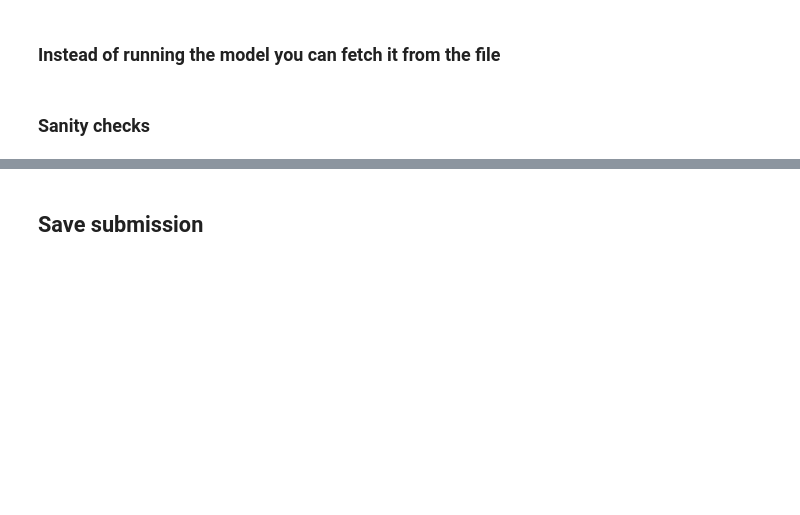
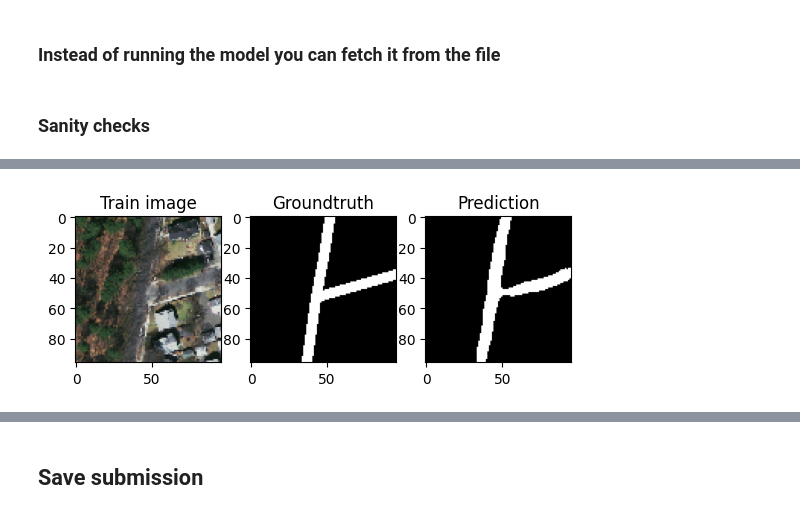
Before and after one commit to mateo762/unet-road-segmentation, a Jupyter notebook: Unet.ipynb, the cells around one changed output, grey strips where cells are left out. Cells and saved outputs as stored; diff of their text form; code cells hidden in the pictures; blank space fills up the shorter version.

Commit message:
Trained fat model with 10 and 50 new images

```diff
--- a/Unet.ipynb
+++ b/Unet.ipynb
@@ -115,15 +122,24 @@ def unet(input_size, verbose = False):
 TRAIN_DIRECTORY_PATH = './training/'
 TRAIN_IMAGES_PATH = TRAIN_DIRECTORY_PATH + 'images/'
 TRAIN_GROUNDTRUTH_PATH = TRAIN_DIRECTORY_PATH + 'groundtruth/'
+
+NEW_TRAIN_DIRECTORY_PATH = './new_training/'
+NEW_TRAIN_IMAGES_PATH = NEW_TRAIN_DIRECTORY_PATH + 'images/'
+NEW_TRAIN_GROUNDTRUTH_PATH = NEW_TRAIN_DIRECTORY_PATH + 'groundtruth/'
 
 TEST_DIRECTORY_PATH = './test_set_images/'
 TEST_IMAGES_PATH = [TEST_DIRECTORY_PATH + "test_" + str(i) + "/" for i in range(1,51)]
 
 PATCH_SIZE = 96
 NUMBER_IMAGES_TRAINING = 100 # Not used
+NUMBER_NEW_TRAINING_TO_TAKE = 50
 NUMBER_CHANNELS_INPUT = 3
 
 MODEL = unet((PATCH_SIZE, PATCH_SIZE, NUMBER_CHANNELS_INPUT), verbose = False)
+
+RANDOM = np.random.randint(69)
+
+tf.random.set_seed(RANDOM)
 # %% [markdown]
 ## Load data
 # %% [markdown]
@@ -148,8 +185,26 @@ for file in os.listdir(TRAIN_GROUNDTRUTH_PATH):
     img_split = split_into_patches(img, PATCH_SIZE)
     train_labels.append(img_split)
 
+# New images
+new_train_labels = []
+for num, file in enumerate(os.listdir(NEW_TRAIN_GROUNDTRUTH_PATH)):
+    if num == NUMBER_NEW_TRAINING_TO_TAKE:
+        break
+    img = plt.imread(NEW_TRAIN_GROUNDTRUTH_PATH + file)
+    img_split = split_into_patches(img, PATCH_SIZE)
+    new_train_labels.append(img_split)
+
 train_labels = np.array(train_labels)
+new_train_labels = np.array(new_train_labels)
+
 train_labels = combine_dims(train_labels, start = 0, count = 2)
+new_train_labels = combine_dims(new_train_labels, start = 0, count = 2)
 # Below, this adds a dimension at the end, such that the image is of size x*x*1, where 1 is the grayscale value of the pixel
 train_labels = train_labels[:, :, :, np.newaxis]
+new_train_labels = new_train_labels[:, :, :, np.newaxis]
 print(train_labels.shape)
+print(new_train_labels.shape)
+
+# Add new training
+train_labels = np.concatenate((train_labels, new_train_labels))
+print(train_labels.shape)
@@ -187,5 +248,5 @@ callbacks = [
         tf.keras.callbacks.TensorBoard(log_dir='logs'),
         tf.keras.callbacks.ModelCheckpoint(filepath=checkpoint_path, save_weights_only=True, verbose=1, save_best_only=True)]
 # %%
-MODEL.fit(X_train, y_train, verbose=1, epochs=50, validation_data=(X_test, y_test), shuffle=True, callbacks=callbacks)
+MODEL.fit(X_train, y_train, batch_size=10, verbose=1, epochs=6, validation_data=(X_test, y_test), shuffle=True, callbacks=callbacks)
 MODEL.save("./models/unet_model.h5")
@@ -199,13 +280,14 @@ loaded_model = tf.keras.models.load_model('./models/unet_model.h5')
 # TODO try other threshold for the prediction
 fig, ax = plt.subplots(1,3)
 
-ax[0].imshow(X_train[6])
+ax[0].imshow(X_train[5])
 ax[0].title.set_text('Train image')
-ax[1].imshow(y_train[6], cmap="gray")
+ax[1].imshow(y_train[5], cmap="gray")
 ax[1].title.set_text('Groundtruth')
 
-prediction = loaded_model.predict(X_train[6][np.newaxis, :, :, :]) # Need to add an axis in front as mode expects batch
-prediction = (prediction > 0.5).astype(np.uint8) # Transforms continuous values into 0-1
+prediction = loaded_model.predict(X_train[5][np.newaxis, :, :, :]) # Need to add an axis in front as mode expects batch
+prediction = (prediction > 0.3).astype(np.uint8) # Transforms continuous values into 0-1
 
 ax[2].imshow(prediction[0], cmap="gray")
 ax[2].title.set_text('Prediction')
+# %% [output]
@@ -212 +295,2 @@ ax[2].title.set_text('Prediction')
+[figure, added]
 # %%
```
Also changed, not shown: parts of 12 cells of this notebook, 1 other file.
